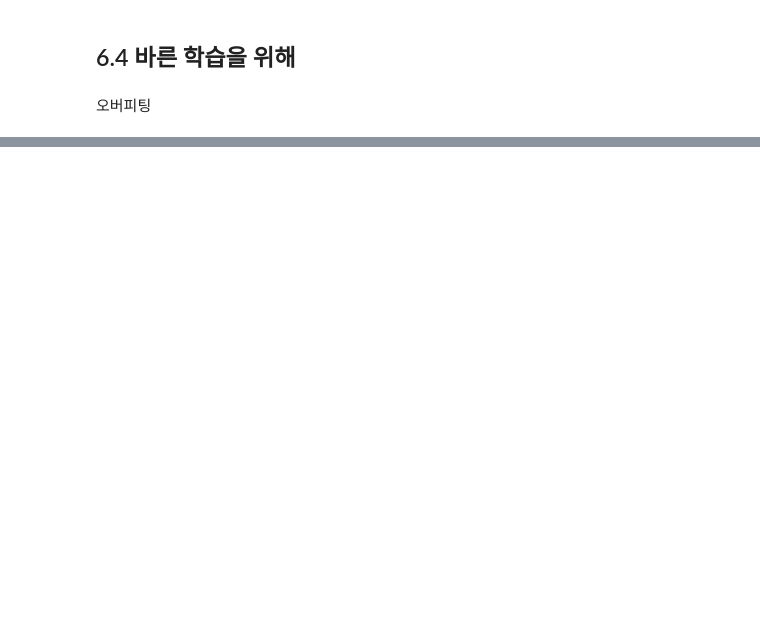
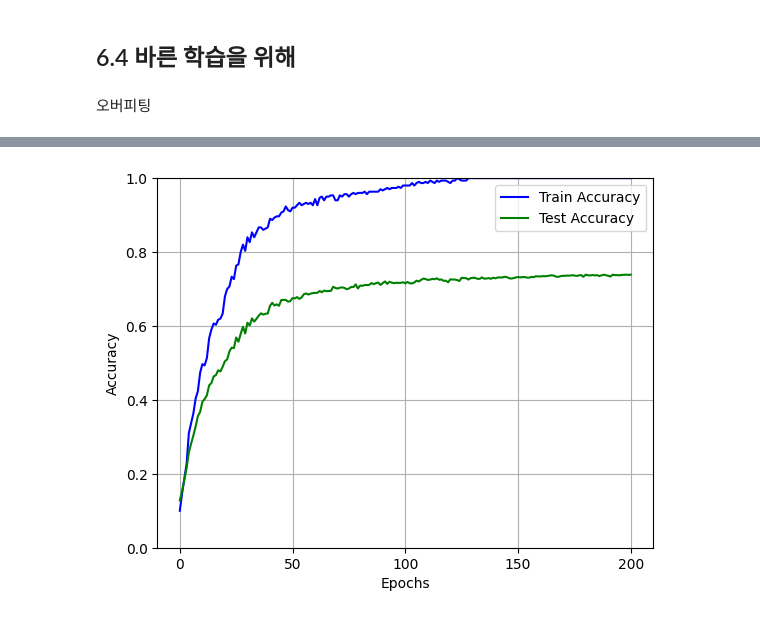
Before and after one commit to Chanmuzi/Deep-Learning-from-Scratch, a Jupyter notebook: 1권/ch06.ipynb, the cells around one changed output, grey strips where cells are left out. Saved outputs shown, nothing was run; the diff lists cells and outputs as text; code cells hidden in the pictures; blank space fills up the shorter version.

```diff
--- a/1권/ch06.ipynb
+++ b/1권/ch06.ipynb
@@ -168,3 +198,10 @@ plt.show()
 ## 6.4 바른 학습을 위해
 # %% [markdown]
 오버피팅
+# %%
+from dataset.mnist import load_mnist
+
+(x_train, t_train), (x_test, t_test) = load_mnist(normalize=True)
+
+x_train = x_train[:300]
+t_train = t_train[:300]
@@ -170,0 +253,17 @@ plt.show()
+# %%
+import matplotlib.pyplot as plt
+
+epochs = range(0, 201)
+
+plt.plot(epochs, train_acc_list, color='blue', label='Train Accuracy')
+plt.plot(epochs, test_acc_list, color='green', label='Test Accuracy')
+plt.xlabel('Epochs')
+plt.ylabel('Accuracy')
+plt.xticks(range(0, 201, 50))
+plt.yticks([0.0, 0.2, 0.4, 0.6, 0.8, 1.0])
+plt.ylim(0.0, 1.0)
+plt.grid(True)
+plt.legend()
+plt.show()
+# %% [output]
+[figure, added]
```
Also changed, not shown: parts of 5 cells of this notebook.
